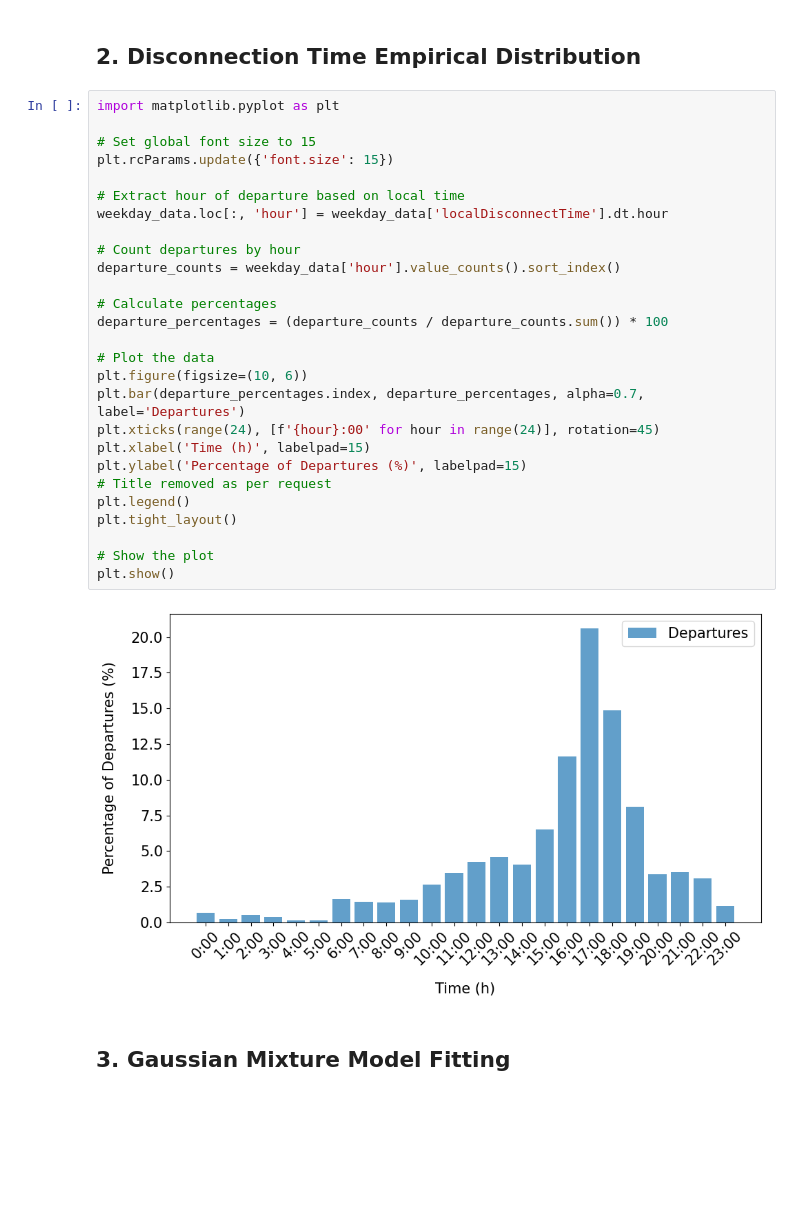
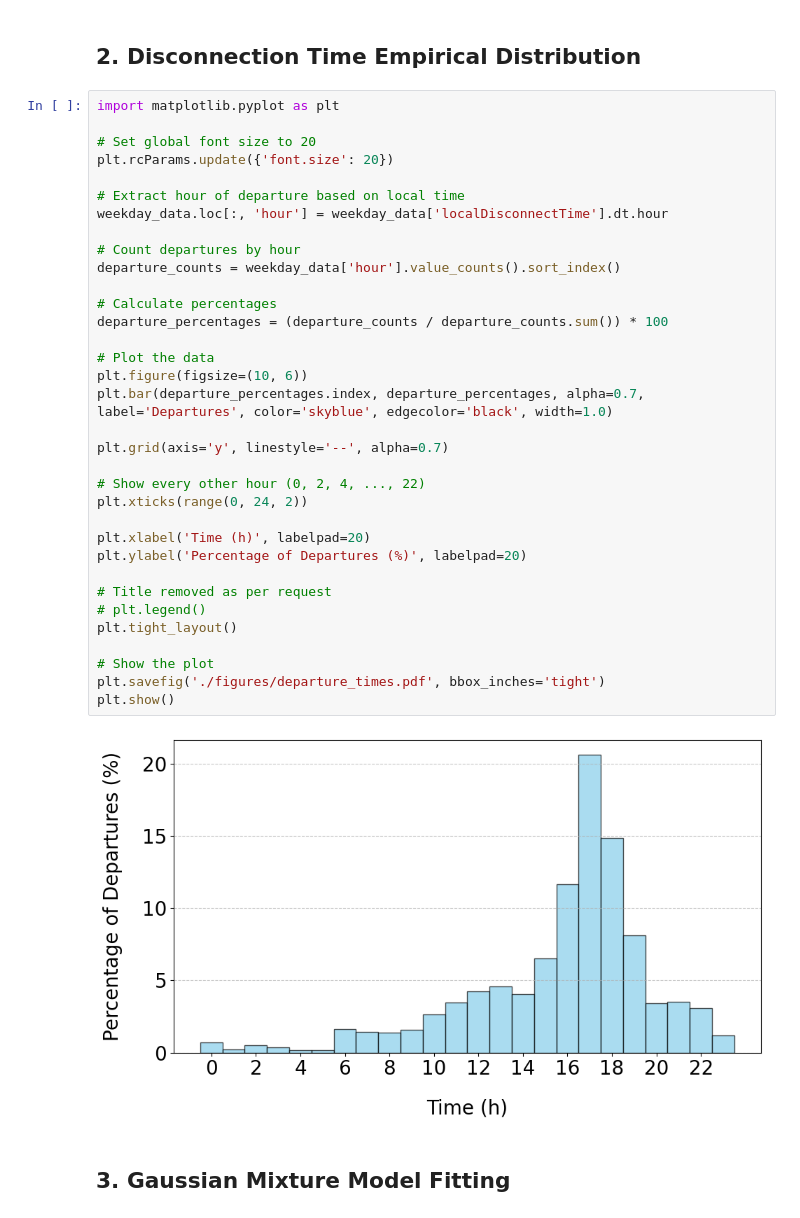
Before and after one commit to Sabri2001/v2g_mechanism_project, a Jupyter notebook: analyses/disconnection_gmm.ipynb, the cells around one changed output. Cells and saved outputs as stored; diff of their text form; blank space fills up the shorter version.

Commit message:
Correct plots + update readme

```diff
--- a/analyses/disconnection_gmm.ipynb
+++ b/analyses/disconnection_gmm.ipynb
@@ -40,32 +40,39 @@ weekday_data = data[data['weekday'] < 5].copy()  # Monday (0) to Friday (4)
 # %%
 import matplotlib.pyplot as plt
 
-# Set global font size to 15
-plt.rcParams.update({'font.size': 15})
+# Set global font size to 20
+plt.rcParams.update({'font.size': 20})
 
 # Extract hour of departure based on local time
 weekday_data.loc[:, 'hour'] = weekday_data['localDisconnectTime'].dt.hour
 
 # Count departures by hour
 departure_counts = weekday_data['hour'].value_counts().sort_index()
 
 # Calculate percentages
 departure_percentages = (departure_counts / departure_counts.sum()) * 100
 
 # Plot the data
 plt.figure(figsize=(10, 6))
-plt.bar(departure_percentages.index, departure_percentages, alpha=0.7, label='Departures')
-plt.xticks(range(24), [f'{hour}:00' for hour in range(24)], rotation=45)
-plt.xlabel('Time (h)', labelpad=15)
-plt.ylabel('Percentage of Departures (%)', labelpad=15)
+plt.bar(departure_percentages.index, departure_percentages, alpha=0.7, label='Departures', color='skyblue', edgecolor='black', width=1.0)
+
+plt.grid(axis='y', linestyle='--', alpha=0.7)
+
+# Show every other hour (0, 2, 4, ..., 22)
+plt.xticks(range(0, 24, 2))
+
+plt.xlabel('Time (h)', labelpad=20)
+plt.ylabel('Percentage of Departures (%)', labelpad=20)
+
 # Title removed as per request
-plt.legend()
+# plt.legend()
 plt.tight_layout()
 
 # Show the plot
+plt.savefig('./figures/departure_times.pdf', bbox_inches='tight')
 plt.show()
 # %% [output]
-[figure, old version]
+[figure, new version]
 # %% [markdown]
 ## 3. Gaussian Mixture Model Fitting
 # %% [markdown]
```
Also changed, not shown: parts of 2 cells of this notebook, 14 other files.
